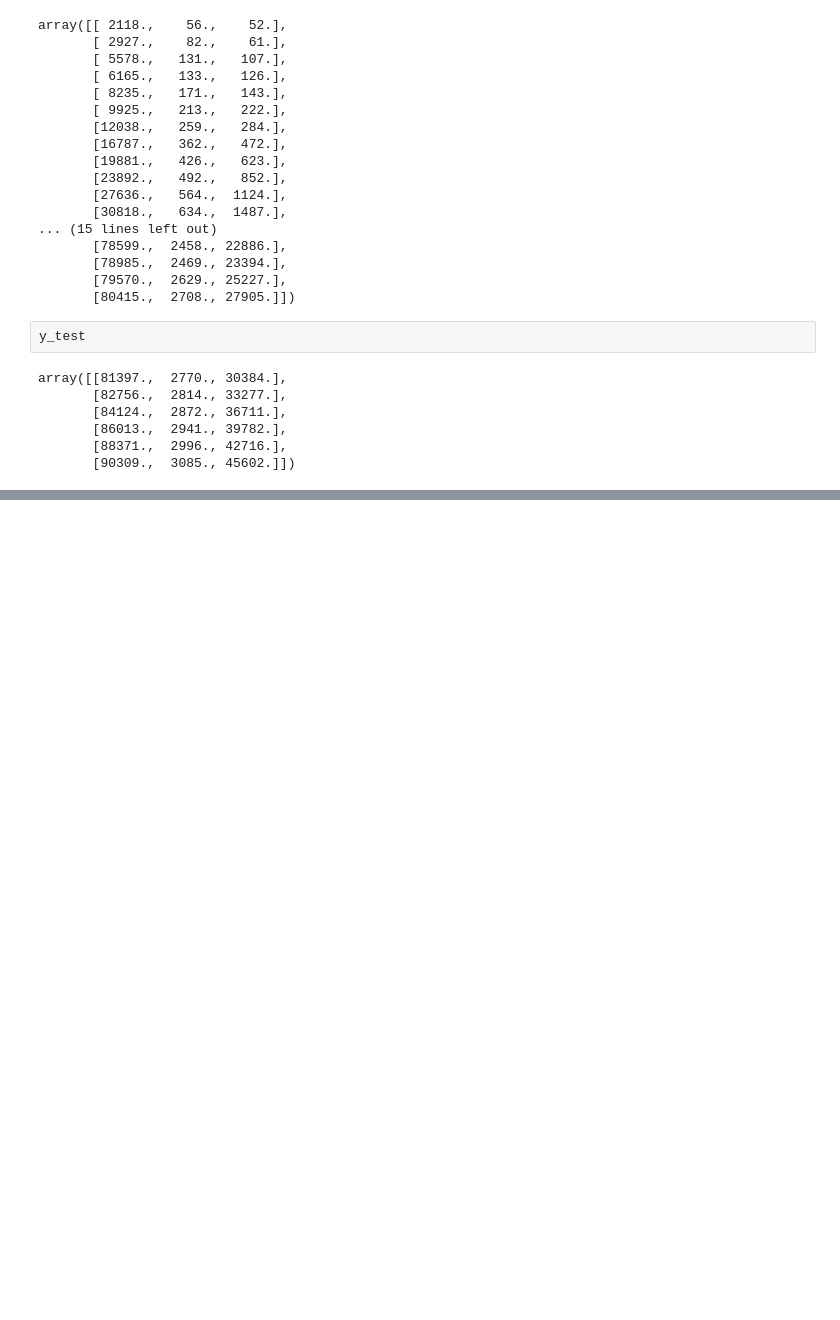
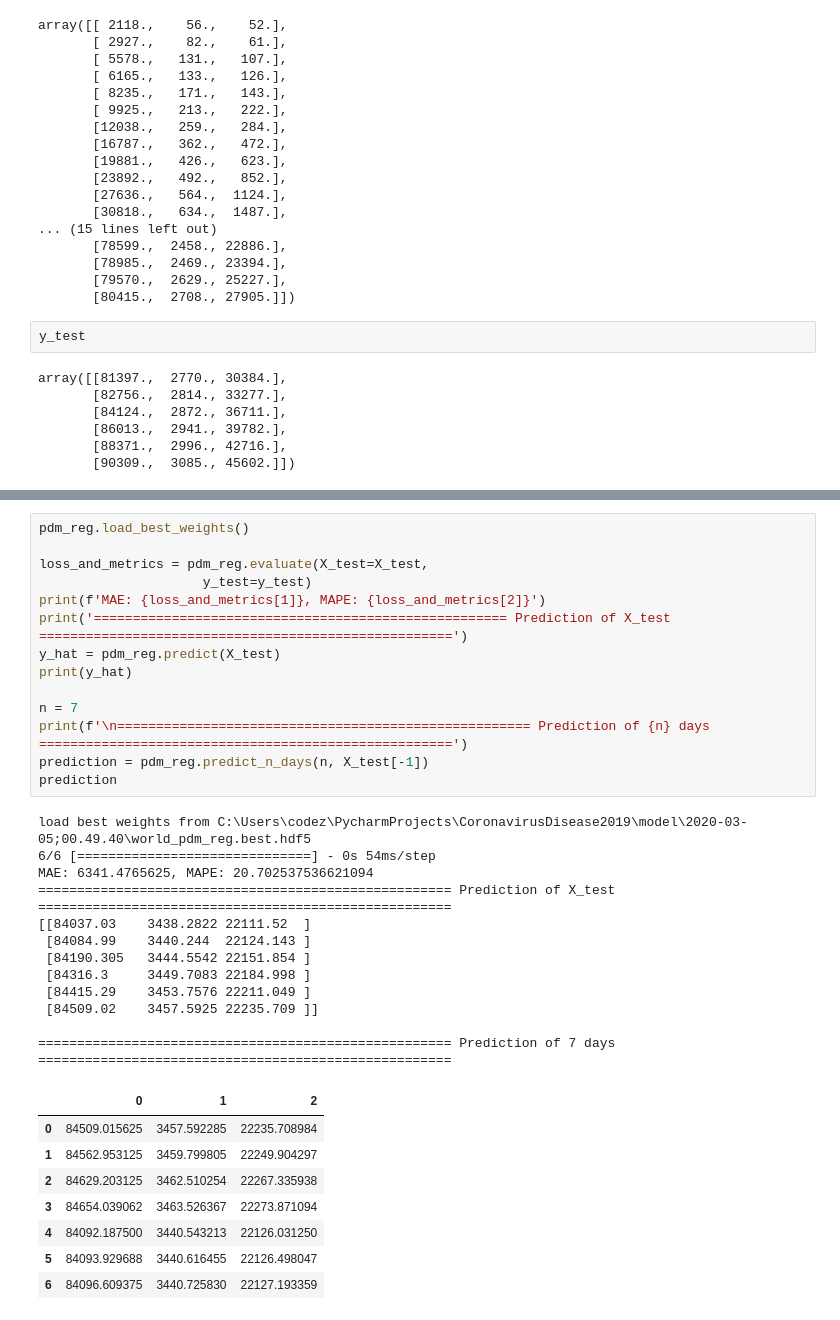
Before and after one commit to gbjung759/CoronavirusDisease2019, a Jupyter notebook: predict_coronavirus_spread.ipynb, the cells around one changed output, grey strips where cells are left out. Cells and saved outputs as stored; diff of their text form; blank space fills up the shorter version.

```diff
--- a/predict_coronavirus_spread.ipynb
+++ b/predict_coronavirus_spread.ipynb
@@ -383,0 +446,35 @@ array([[81397.,  2770., 30384.],
+# %%
+pdm_reg.load_best_weights()
+
+loss_and_metrics = pdm_reg.evaluate(X_test=X_test,
+                     y_test=y_test)
+print(f'MAE: {loss_and_metrics[1]}, MAPE: {loss_and_metrics[2]}')
+print('===================================================== Prediction of X_test =====================================================')
+y_hat = pdm_reg.predict(X_test)
+print(y_hat)
+
+n = 7
+print(f'\n===================================================== Prediction of {n} days =====================================================')
+prediction = pdm_reg.predict_n_days(n, X_test[-1])
+prediction
+# %% [output]
+load best weights from C:\Users\codez\PycharmProjects\CoronavirusDisease2019\model\2020-03-05;00.49.40\world_pdm_reg.best.hdf5
+6/6 [==============================] - 0s 54ms/step
+MAE: 6341.4765625, MAPE: 20.702537536621094
+===================================================== Prediction of X_test =====================================================
+[[84037.03    3438.2822 22111.52  ]
+ [84084.99    3440.244  22124.143 ]
+ [84190.305   3444.5542 22151.854 ]
+ [84316.3     3449.7083 22184.998 ]
+ [84415.29    3453.7576 22211.049 ]
+ [84509.02    3457.5925 22235.709 ]]
+
+===================================================== Prediction of 7 days =====================================================
+|  | 0 | 1 | 2 |
+| 0 | 84509.015625 | 3457.592285 | 22235.708984 |
+| 1 | 84562.953125 | 3459.799805 | 22249.904297 |
+| 2 | 84629.203125 | 3462.510254 | 22267.335938 |
+| 3 | 84654.039062 | 3463.526367 | 22273.871094 |
+| 4 | 84092.187500 | 3440.543213 | 22126.031250 |
+| 5 | 84093.929688 | 3440.616455 | 22126.498047 |
+| 6 | 84096.609375 | 3440.725830 | 22127.193359 |
```
Also changed, not shown: parts of 15 cells of this notebook.
